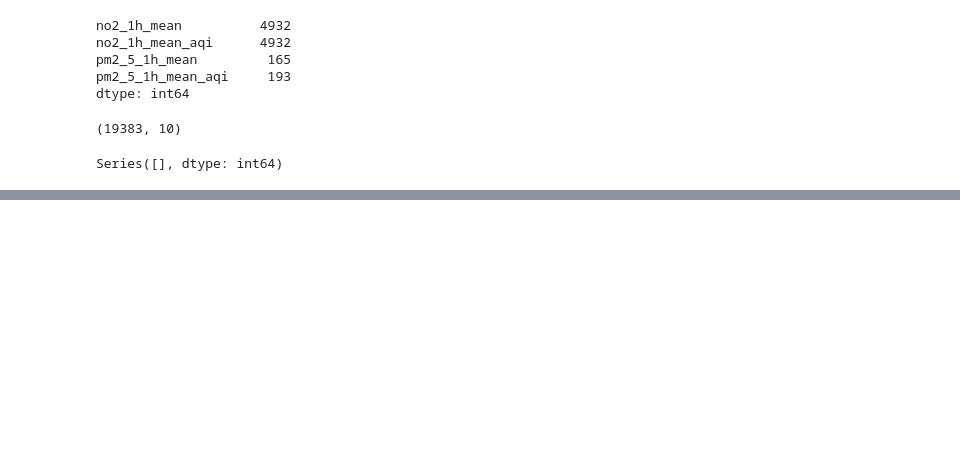
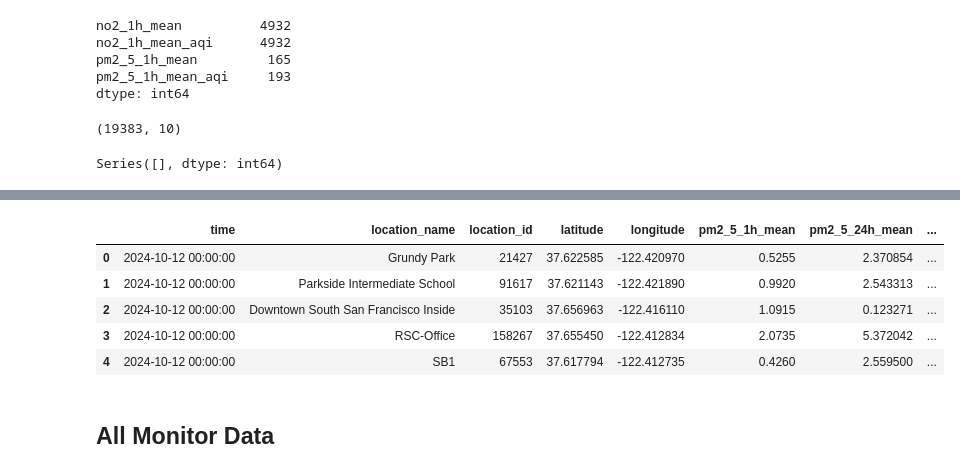
Before and after one commit to macks26/rise-south-city-dashboard, a Jupyter notebook: code/clean_air_data.ipynb, the cells around one changed output, grey strips where cells are left out. Cells and saved outputs as stored; diff of their text form; code cells hidden in the pictures; blank space fills up the shorter version.

```diff
--- a/code/clean_air_data.ipynb
+++ b/code/clean_air_data.ipynb
@@ -223,0 +358,18 @@ def clean_clarity_data(hourly_file_path, location_file_path, output_file_path):
+# %%
+purple_df = pd.read_csv('../data/uncleaned_purple_air_sensor_data.csv')
+
+# Clean the PurpleAir data
+clean_purpleair_data(purple_df)
+
+# Check the cleaned PurpleAir data
+purple_df_cleaned = pd.read_csv("purpleair_api_cleaned_data.csv")
+purple_df_cleaned.head()
+# %% [output]
+|  | time | location_name | location_id | latitude | longitude | pm2_5_1h_mean | pm2_5_24h_mean | ... |
+| 0 | 2024-10-12 00:00:00 | Grundy Park | 21427 | 37.622585 | -122.420970 | 0.5255 | 2.370854 | ... |
+| 1 | 2024-10-12 00:00:00 | Parkside Intermediate School | 91617 | 37.621143 | -122.421890 | 0.9920 | 2.543313 | ... |
+| 2 | 2024-10-12 00:00:00 | Downtown South San Francisco Inside | 35103 | 37.656963 | -122.416110 | 1.0915 | 0.123271 | ... |
+| 3 | 2024-10-12 00:00:00 | RSC-Office | 158267 | 37.655450 | -122.412834 | 2.0735 | 5.372042 | ... |
+| 4 | 2024-10-12 00:00:00 | SB1 | 67553 | 37.617794 | -122.412735 | 0.4260 | 2.559500 | ... |
+# %% [markdown]
+## **All Monitor Data** ##
```
Also changed, not shown: parts of 10 cells of this notebook, 7 other files.
